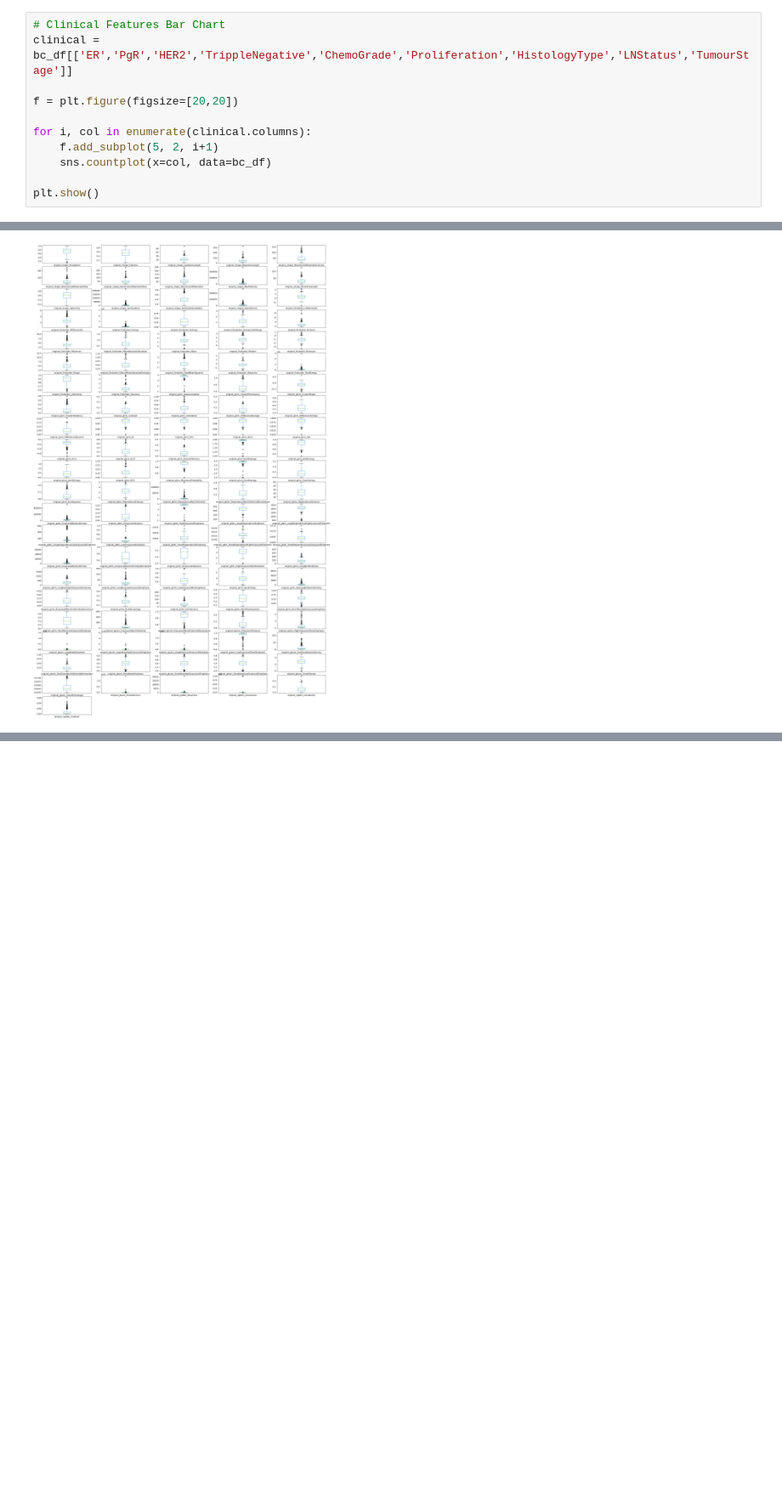
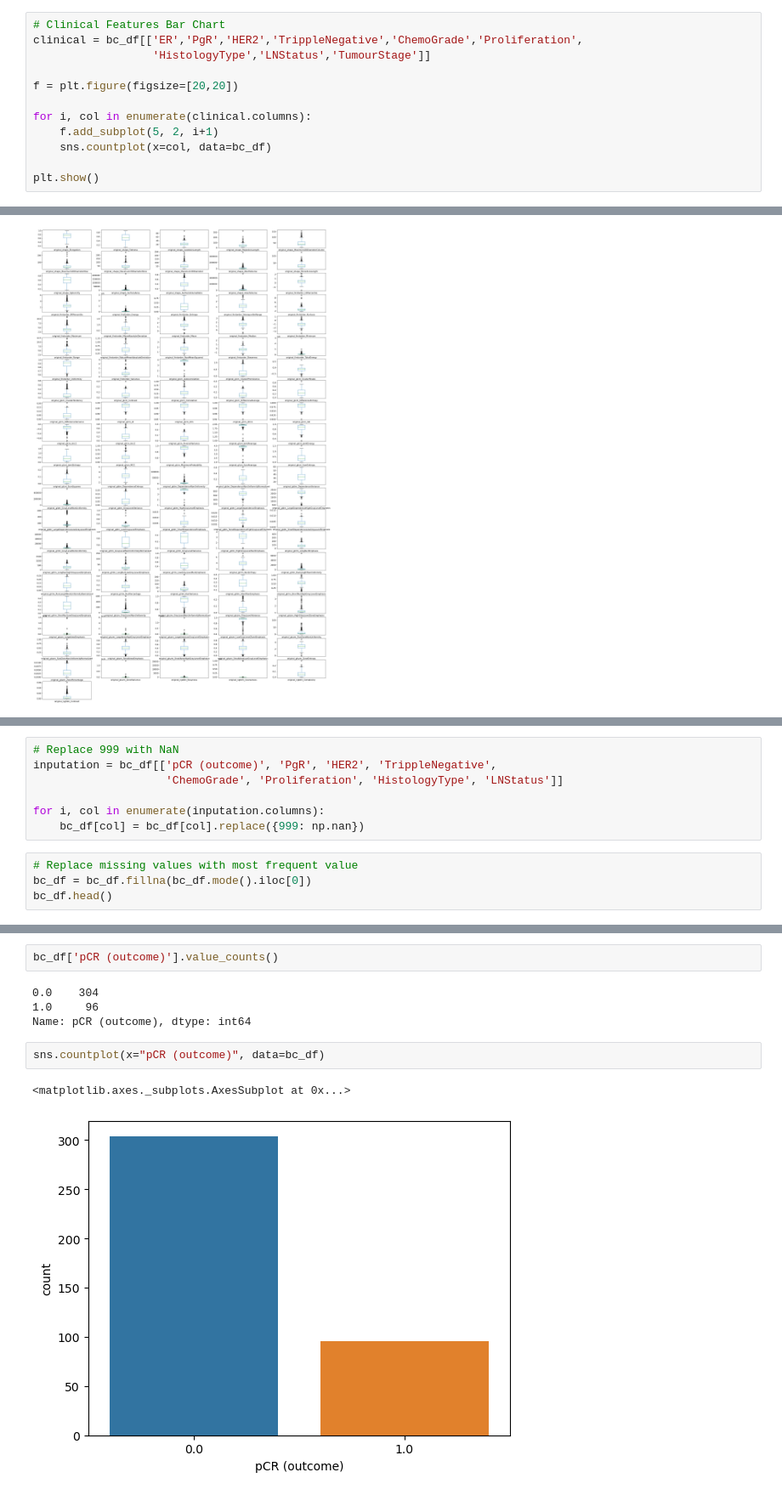
Before and after one commit to JasonErwin/Breast-Cancer-Machine-Learning, a Jupyter notebook: Machine_Learning.ipynb, the cells around one changed output, grey strips where cells are left out. Shown at 85% size. Saved outputs shown, nothing was run; the diff lists cells and outputs as text; blank space fills up the shorter version.

Commit message:
Data Imputation with Mode

```diff
--- a/Machine_Learning.ipynb
+++ b/Machine_Learning.ipynb
@@ -74,7 +47,8 @@ bc_df['Age'].plot(kind='box')
 [figure]
 # %%
 # Clinical Features Bar Chart
-clinical = bc_df[['ER','PgR','HER2','TrippleNegative','ChemoGrade','Proliferation','HistologyType','LNStatus','TumourStage']]
+clinical = bc_df[['ER','PgR','HER2','TrippleNegative','ChemoGrade','Proliferation',
+                  'HistologyType','LNStatus','TumourStage']]
 
 f = plt.figure(figsize=[20,20])
 
@@ -106,0 +83,11 @@ Length: 106, dtype: object
+# %%
+# Replace 999 with NaN
+inputation = bc_df[['pCR (outcome)', 'PgR', 'HER2', 'TrippleNegative',
+                    'ChemoGrade', 'Proliferation', 'HistologyType', 'LNStatus']]
+
+for i, col in enumerate(inputation.columns):
+    bc_df[col] = bc_df[col].replace({999: np.nan})
+# %%
+# Replace missing values with most frequent value
+bc_df = bc_df.fillna(bc_df.mode().iloc[0])
+bc_df.head()
@@ -106,0 +102,11 @@ Length: 106, dtype: object
+# %%
+bc_df['pCR (outcome)'].value_counts()
+# %% [output]
+0.0    304
+1.0     96
+Name: pCR (outcome), dtype: int64
+# %%
+sns.countplot(x="pCR (outcome)", data=bc_df)
+# %% [output]
+<matplotlib.axes._subplots.AxesSubplot at 0x...>
+[figure, added]
```
Also changed, not shown: parts of 6 cells of this notebook.
